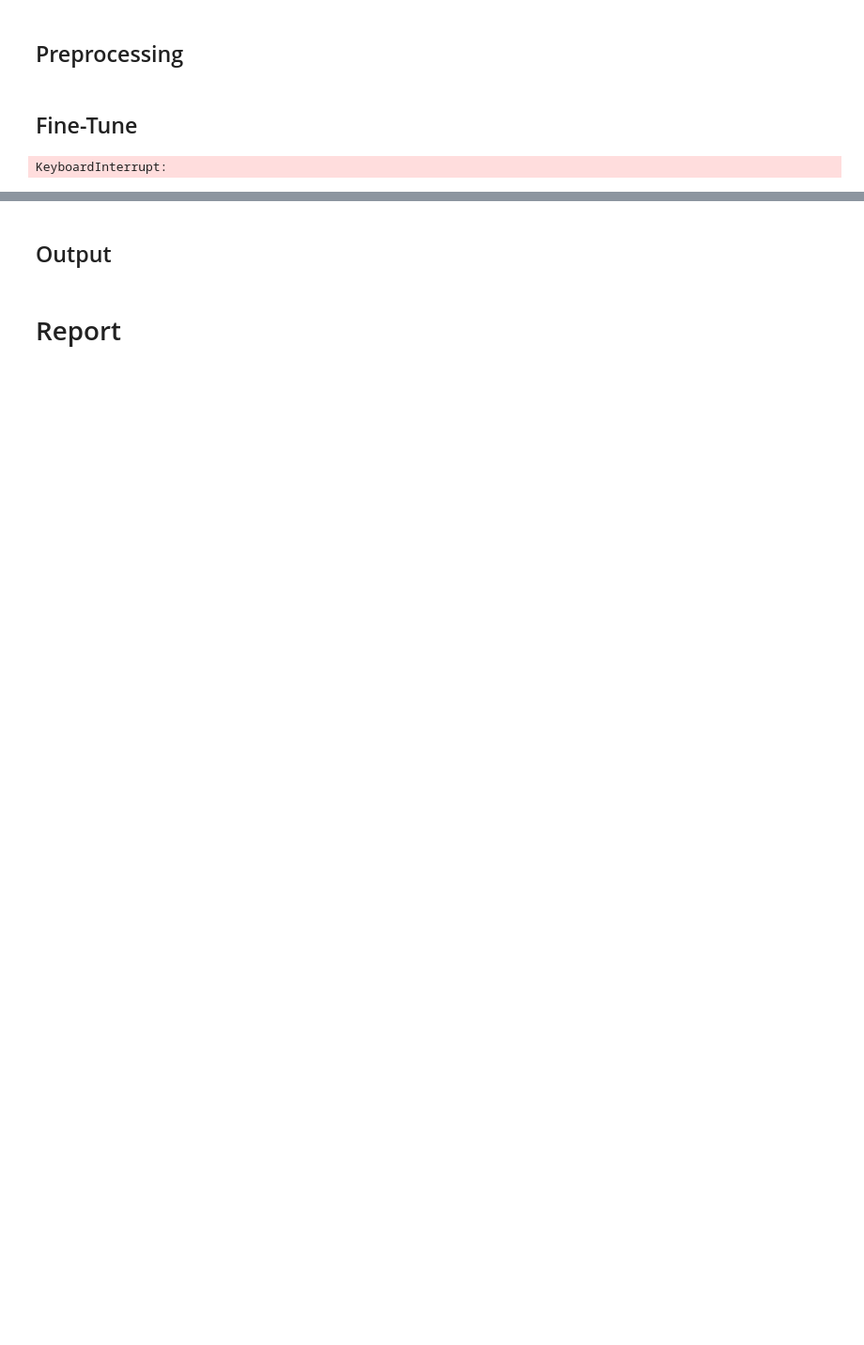
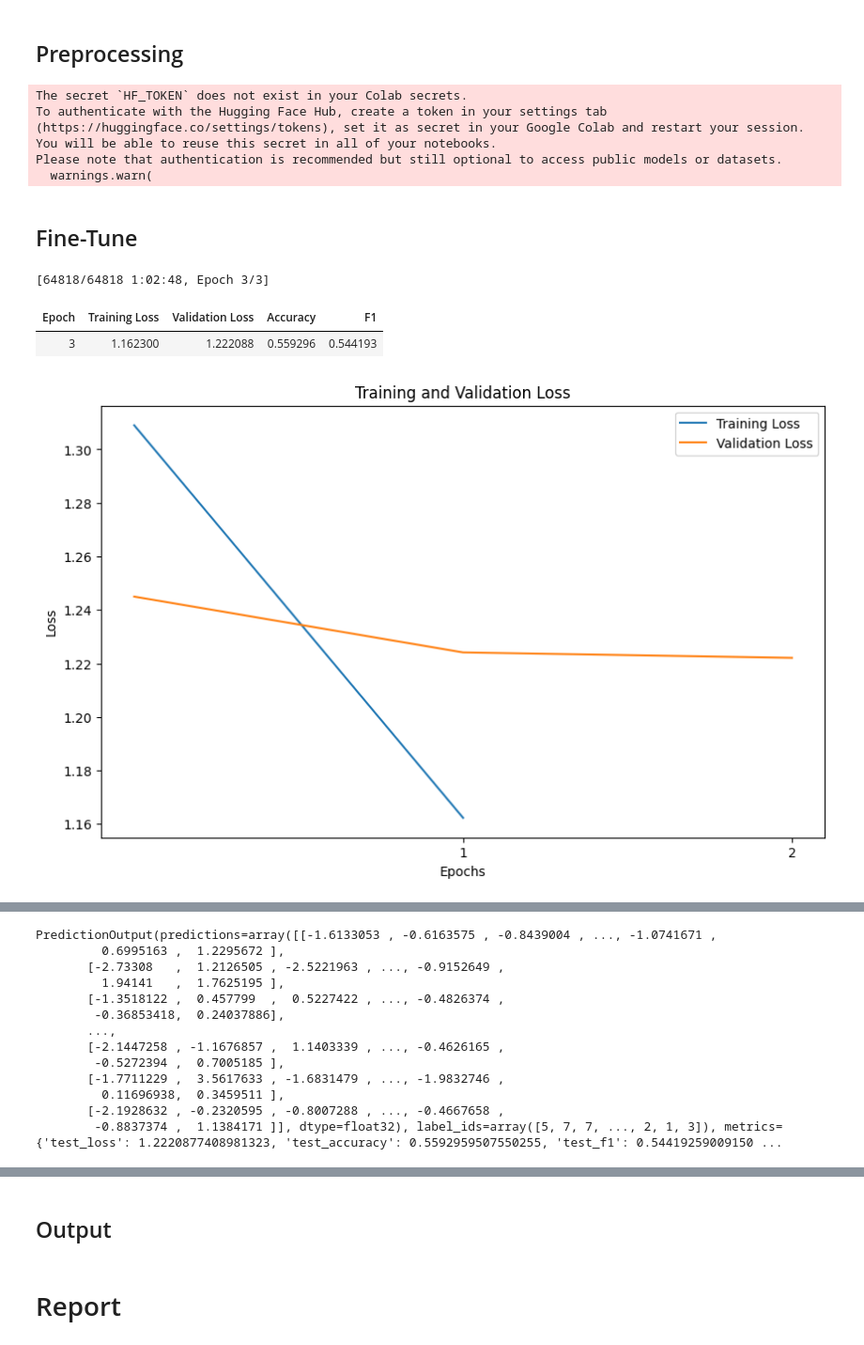
Before and after one commit to ktpss97094/DM2024-Lab2-Homework, a Jupyter notebook: DM2024-Lab2-Homework.ipynb, the cells around one changed output, grey strips where cells are left out. Shown at 94% size. Cells and saved outputs as stored; diff of their text form; code cells hidden in the pictures; blank space fills up the shorter version.

```diff
--- a/DM2024-Lab2-Homework.ipynb
+++ b/DM2024-Lab2-Homework.ipynb
@@ -86,9 +86,9 @@ class EXEC_ENV_ENUM(Enum):
 '''
 parameters
 '''
-# EXEC_ENV = EXEC_ENV_ENUM.COLAB
+EXEC_ENV = EXEC_ENV_ENUM.COLAB
 # EXEC_ENV = EXEC_ENV_ENUM.KAGGLE
-EXEC_ENV = EXEC_ENV_ENUM.LOCAL
+# EXEC_ENV = EXEC_ENV_ENUM.LOCAL
 FROM_CHECKPOINT = True
 TRAIN = True
 
@@ -256,6 +256,12 @@ train, validation = train_test_split(train, test_size=0.05, random_state=SEED)
 train = Dataset.from_pandas(train)
 validation = Dataset.from_pandas(validation)
 test = Dataset.from_pandas(test)
+# %% [output]
+The secret `HF_TOKEN` does not exist in your Colab secrets.
+To authenticate with the Hugging Face Hub, create a token in your settings tab (https://huggingface.co/settings/tokens), set it as secret in your Google Colab and restart your session.
+You will be able to reuse this secret in all of your notebooks.
+Please note that authentication is recommended but still optional to access public models or datasets.
+  warnings.warn(
 # %% [markdown]
 ## Fine-Tune
 # %%
@@ -276,34 +282,37 @@ batch_size = 64
 logging_steps = len(train) // batch_size
 model_output_dir = os.path.join(input_path, "checkpoint")
 training_args = TrainingArguments(output_dir=model_output_dir,
-                                num_train_epochs=10,
+                                num_train_epochs=3,
                                 learning_rate=2e-5,
                                 per_device_train_batch_size=batch_size,
                                 per_device_eval_batch_size=batch_size,
                                 weight_decay=0.01,
                                 evaluation_strategy="epoch",
                                 disable_tqdm=False,
                                 logging_steps=logging_steps,
                                 log_level="error",
                                 save_strategy="epoch",
                                 **other_TrainingArguments_args)
 
 trainer = Trainer(model=model, args=training_args,
                 compute_metrics=compute_metrics,
                 train_dataset=train,
                 eval_dataset=validation,
                 tokenizer=distilbert_tokenizer,
                 **other_Trainer_args)
 
 if TRAIN:
     trainer.train(resume_from_checkpoint=model_ckpt)
 
     draw_plot(trainer.state.log_history)
 
     validate_pred = trainer.predict(validation)
 
     display(validate_pred)
 
 test_pred = trainer.predict(test)
 # %% [output]
-KeyboardInterrupt:
+[64818/64818 1:02:48, Epoch 3/3]
+| Epoch | Training Loss | Validation Loss | Accuracy | F1 |
+| 3 | 1.162300 | 1.222088 | 0.559296 | 0.544193 |
+[figure, added]
@@ -309,0 +320,13 @@ KeyboardInterrupt:
+PredictionOutput(predictions=array([[-1.6133053 , -0.6163575 , -0.8439004 , ..., -1.0741671 ,
+         0.6995163 ,  1.2295672 ],
+       [-2.73308   ,  1.2126505 , -2.5221963 , ..., -0.9152649 ,
+         1.94141   ,  1.7625195 ],
+       [-1.3518122 ,  0.457799  ,  0.5227422 , ..., -0.4826374 ,
+        -0.36853418,  0.24037886],
+       ...,
+       [-2.1447258 , -1.1676857 ,  1.1403339 , ..., -0.4626165 ,
+        -0.5272394 ,  0.7005185 ],
+       [-1.7711229 ,  3.5617633 , -1.6831479 , ..., -1.9832746 ,
+         0.11696938,  0.3459511 ],
+       [-2.1928632 , -0.2320595 , -0.8007288 , ..., -0.4667658 ,
+        -0.8837374 ,  1.1384171 ]], dtype=float32), label_ids=array([5, 7, 7, ..., 2, 1, 3]), metrics={'test_loss': 1.2220877408981323, 'test_accuracy': 0.5592959507550255, 'test_f1': 0.54419259009150 ...
```
Also changed, not shown: parts of 3 cells of this notebook.
